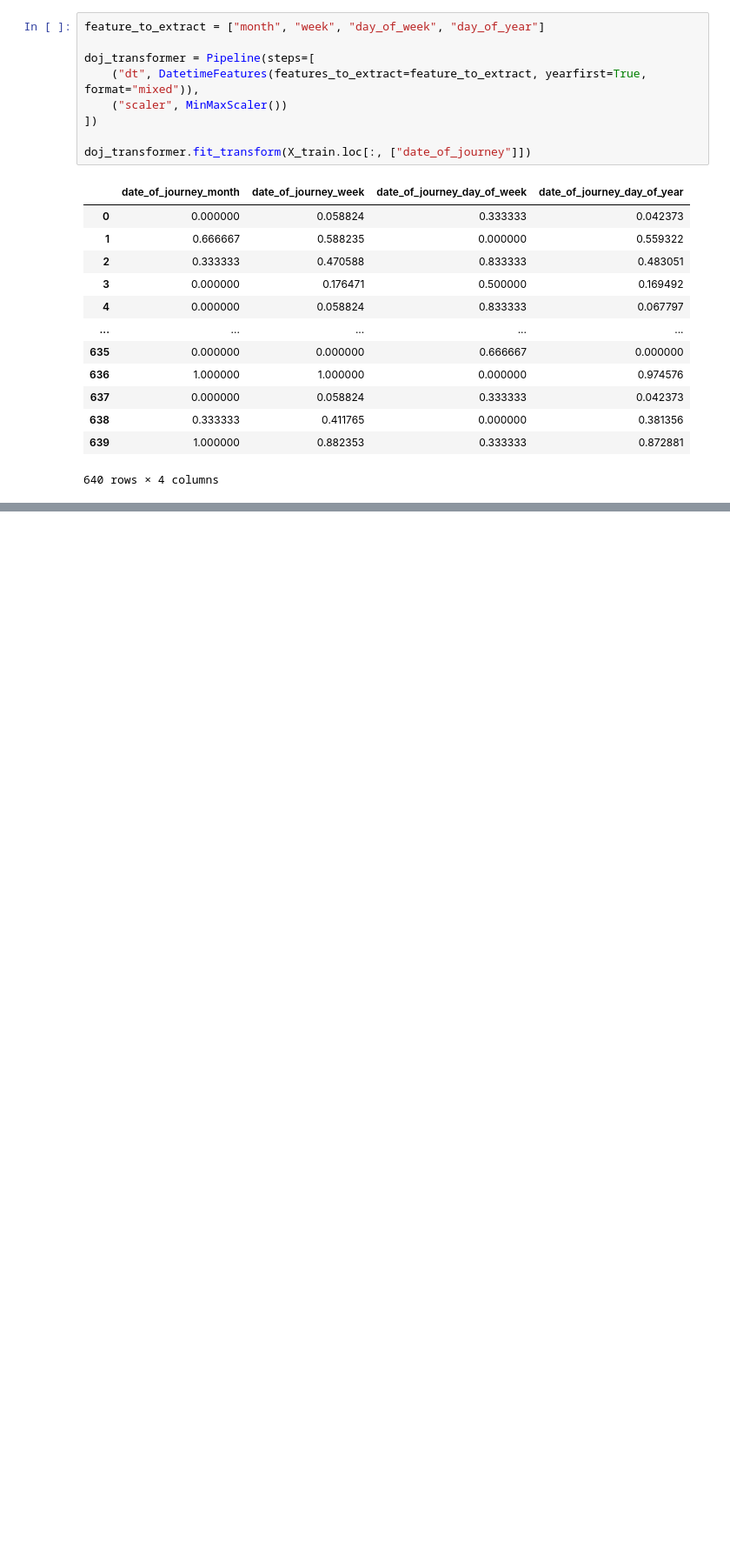
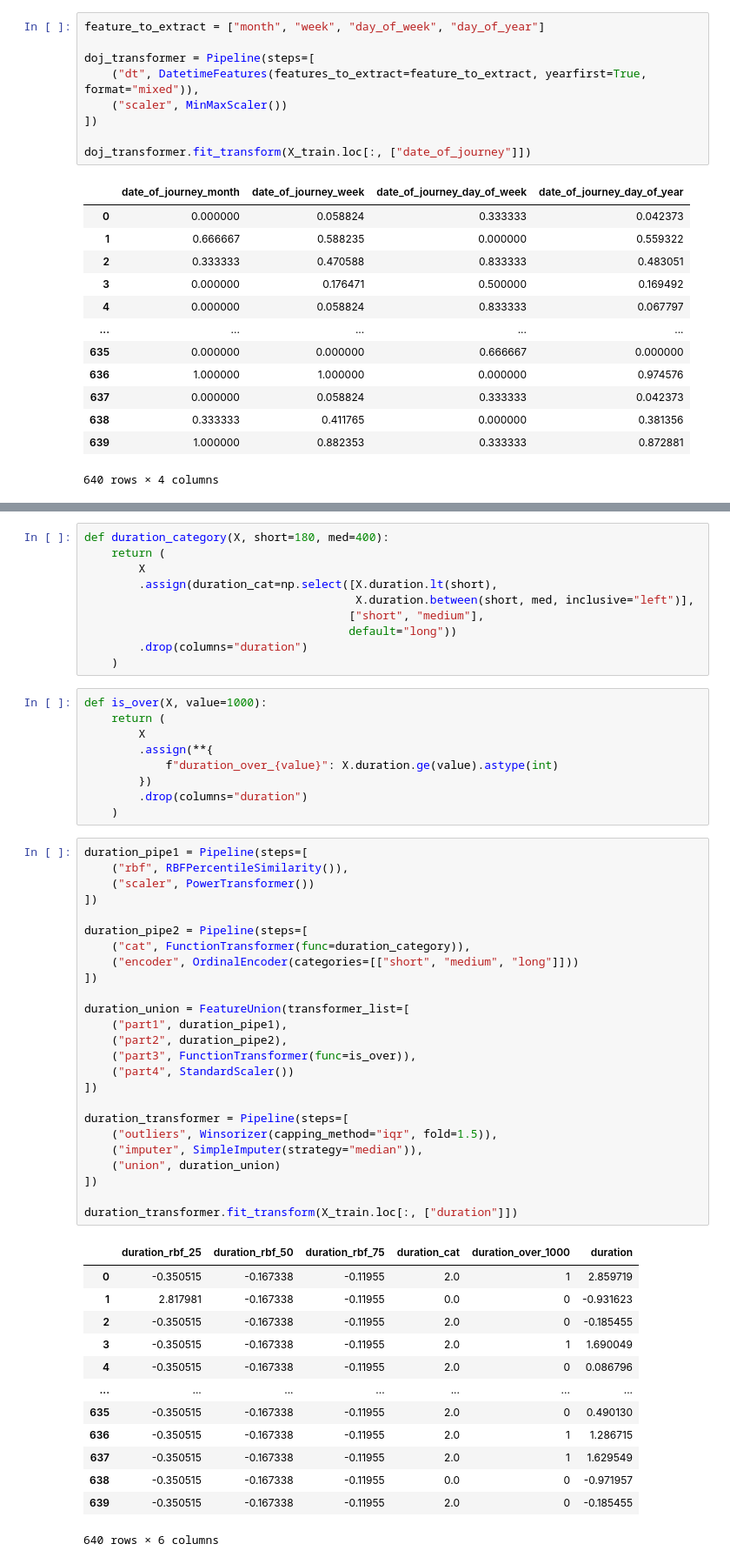
Before and after one commit to RahulSaini789/flight-price-prediction, a Jupyter notebook: notebook/feature-engineering.ipynb, the cells around one changed output, grey strips where cells are left out. Shown: that part at 87% size. Drawn from its saved outputs; the diff is of its cells as text; blank space fills up the shorter version.

```diff
--- a/notebook/feature-engineering.ipynb
+++ b/notebook/feature-engineering.ipynb
@@ -159,0 +522,58 @@ doj_transformer.fit_transform(X_train.loc[:, ["date_of_journey"]])
+# %%
+def duration_category(X, short=180, med=400):
+	return (
+		X
+		.assign(duration_cat=np.select([X.duration.lt(short),
+									    X.duration.between(short, med, inclusive="left")],
+									   ["short", "medium"],
+									   default="long"))
+		.drop(columns="duration")
+	)
+# %%
+def is_over(X, value=1000):
+	return (
+		X
+		.assign(**{
+			f"duration_over_{value}": X.duration.ge(value).astype(int)
+		})
+		.drop(columns="duration")
+	)
+# %%
+duration_pipe1 = Pipeline(steps=[
+	("rbf", RBFPercentileSimilarity()),
+	("scaler", PowerTransformer())
+])
+
+duration_pipe2 = Pipeline(steps=[
+	("cat", FunctionTransformer(func=duration_category)),
+	("encoder", OrdinalEncoder(categories=[["short", "medium", "long"]]))
+])
+
+duration_union = FeatureUnion(transformer_list=[
+	("part1", duration_pipe1),
+	("part2", duration_pipe2),
+	("part3", FunctionTransformer(func=is_over)),
+	("part4", StandardScaler())
+])
+
+duration_transformer = Pipeline(steps=[
+	("outliers", Winsorizer(capping_method="iqr", fold=1.5)),
+	("imputer", SimpleImputer(strategy="median")),
+	("union", duration_union)
+])
+
+duration_transformer.fit_transform(X_train.loc[:, ["duration"]])
+# %% [output]
+|  | duration_rbf_25 | duration_rbf_50 | duration_rbf_75 | duration_cat | duration_over_1000 | duration |
+| 0 | -0.350515 | -0.167338 | -0.11955 | 2.0 | 1 | 2.859719 |
+| 1 | 2.817981 | -0.167338 | -0.11955 | 0.0 | 0 | -0.931623 |
+| 2 | -0.350515 | -0.167338 | -0.11955 | 2.0 | 0 | -0.185455 |
+| 3 | -0.350515 | -0.167338 | -0.11955 | 2.0 | 1 | 1.690049 |
+| 4 | -0.350515 | -0.167338 | -0.11955 | 2.0 | 0 | 0.086796 |
+| ... | ... | ... | ... | ... | ... | ... |
+| 635 | -0.350515 | -0.167338 | -0.11955 | 2.0 | 0 | 0.490130 |
+| 636 | -0.350515 | -0.167338 | -0.11955 | 2.0 | 1 | 1.286715 |
+| 637 | -0.350515 | -0.167338 | -0.11955 | 2.0 | 1 | 1.629549 |
+| 638 | -0.350515 | -0.167338 | -0.11955 | 0.0 | 0 | -0.971957 |
+| 639 | -0.350515 | -0.167338 | -0.11955 | 2.0 | 0 | -0.185455 |
+640 rows × 6 columns
```
Also changed, not shown: parts of 31 cells of this notebook.
